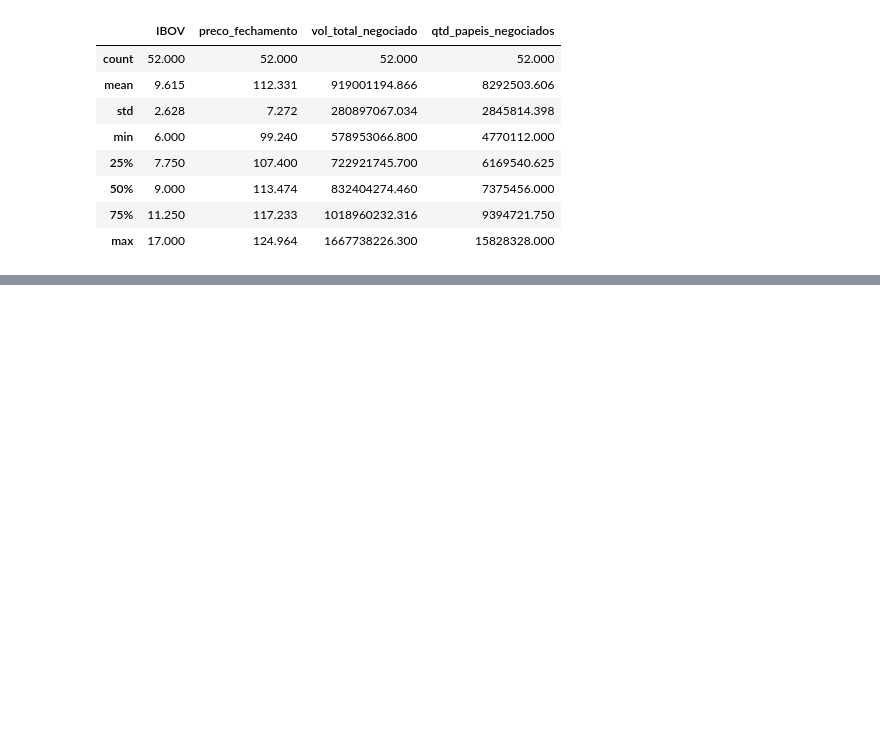
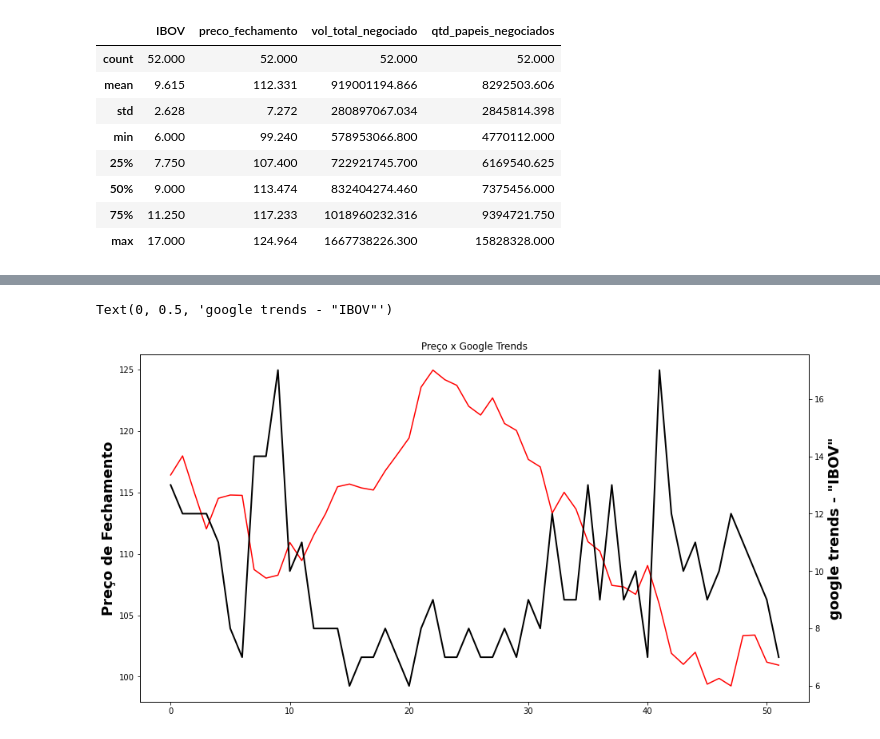
Before and after one commit to duartevictor/data_ciencia, a Jupyter notebook: tcc/modelo_v0.ipynb, the cells around one changed output, grey strips where cells are left out. Cells and saved outputs as stored; diff of their text form; code cells hidden in the pictures; blank space fills up the shorter version.

```diff
--- a/tcc/modelo_v0.ipynb
+++ b/tcc/modelo_v0.ipynb
@@ -430,0 +440,14 @@ df_01.head()
+# %%
+fig = plt.figure(0, figsize = (15, 8))
+ax1 = plt.subplot(111)
+plt.title('Preço x Google Trends')
+
+ax1.plot(df_01['preco_fechamento'].index, df_01['preco_fechamento'].values, color = 'red')
+ax1.set_ylabel('Preço de Fechamento', fontsize = 18, weight = 'bold')
+
+ax2 = ax1.twinx()
+ax2.plot(df_01.index, df_01['IBOV'], color = 'black', linewidth = 2)
+ax2.set_ylabel('google trends - "IBOV"', fontsize = 18, weight = 'bold')
+# %% [output]
+Text(0, 0.5, 'google trends - "IBOV"')
+[figure, added]
```
Also changed, not shown: parts of 27 cells of this notebook.
